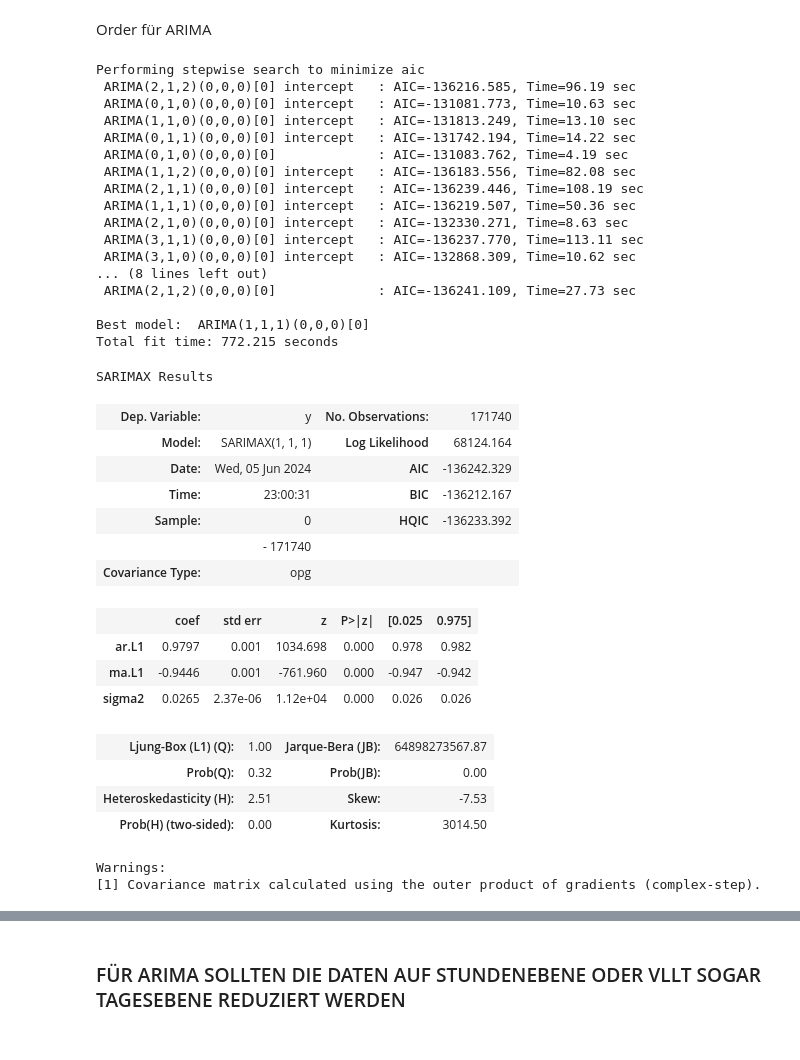
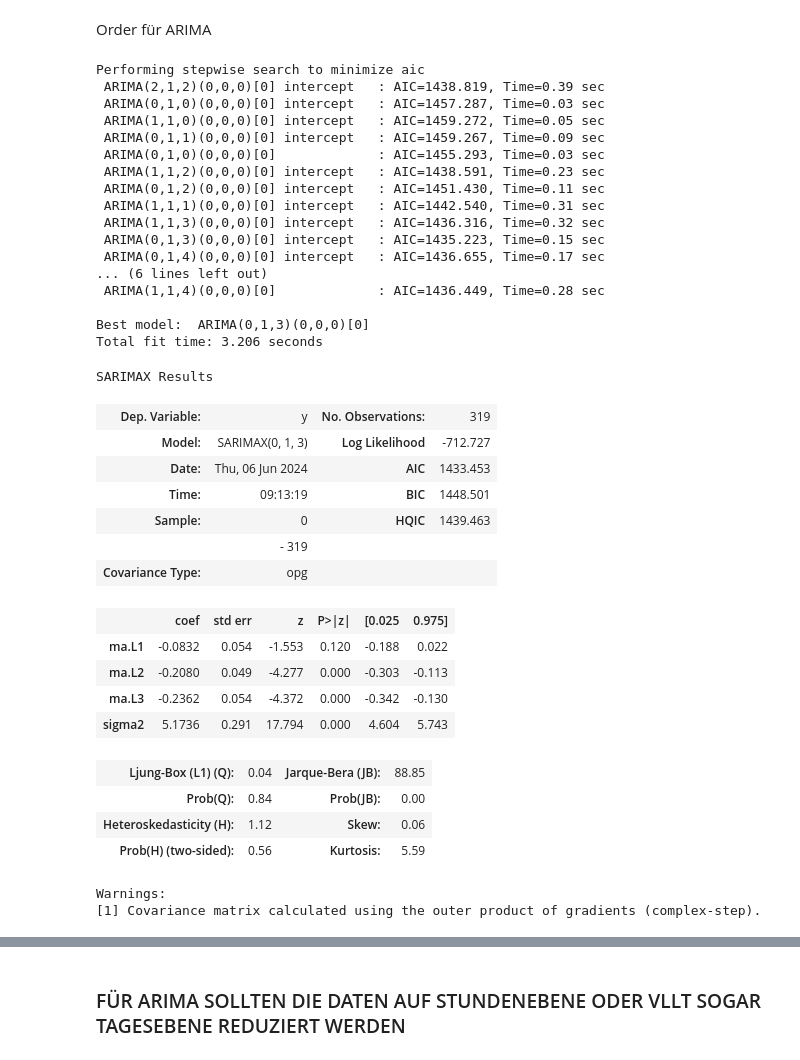
Before and after one commit to Ben99192/Umweltmonitoring_Projekt, a Jupyter notebook: ML_Modell.ipynb, the cells around one changed output, grey strips where cells are left out. Cells and saved outputs as stored; diff of their text form; code cells hidden in the pictures.

```diff
--- a/ML_Modell.ipynb
+++ b/ML_Modell.ipynb
@@ -198,6 +198,4 @@ station_data = df[df['senseid_fk'] == station_id]
 # Sortieren nach Zeit
 station_data = station_data.sort_values(by='time')
 
-# Zeit und Temperatur als Zeitreihe
-station_data.set_index('time', inplace=True)
-temperature_series = station_data['temperature']
+station_data.drop(columns=['senseid_fk'], inplace=True)
@@ -220,0 +202,9 @@ station_data
+# %%
+# Erstelle eine neue Spalte 'date' für das Datum
+station_data['date'] = station_data['time'].dt.date
+
+# Gruppiere nach 'date' und berechne den Durchschnitt
+daily_average = station_data.groupby('date').mean().reset_index()
+
+# Falls 'index' nicht mehr benötigt wird
+daily_average.drop(columns=['index'], inplace=True)
@@ -221 +220,5 @@ station_data
+# %%
+# # Zeit und Temperatur als Zeitreihe
+daily_average.set_index('time', inplace=True)
+temperature_series = daily_average['temperature']
 # %%
@@ -249,42 +252,43 @@ Order für ARIMA
 # %%
 from pmdarima import auto_arima
 # %%
-stepwise_fit = auto_arima(station_data['temperature'], trace=True, suppress_warnings=True)
+stepwise_fit = auto_arima(daily_average['temperature'], trace=True, suppress_warnings=True)
 stepwise_fit.summary()
 # %% [output]
 Performing stepwise search to minimize aic
- ARIMA(2,1,2)(0,0,0)[0] intercept   : AIC=-136216.585, Time=96.19 sec
- ARIMA(0,1,0)(0,0,0)[0] intercept   : AIC=-131081.773, Time=10.63 sec
- ARIMA(1,1,0)(0,0,0)[0] intercept   : AIC=-131813.249, Time=13.10 sec
- ARIMA(0,1,1)(0,0,0)[0] intercept   : AIC=-131742.194, Time=14.22 sec
- ARIMA(0,1,0)(0,0,0)[0]             : AIC=-131083.762, Time=4.19 sec
- ARIMA(1,1,2)(0,0,0)[0] intercept   : AIC=-136183.556, Time=82.08 sec
- ARIMA(2,1,1)(0,0,0)[0] intercept   : AIC=-136239.446, Time=108.19 sec
- ARIMA(1,1,1)(0,0,0)[0] intercept   : AIC=-136219.507, Time=50.36 sec
- ARIMA(2,1,0)(0,0,0)[0] intercept   : AIC=-132330.271, Time=8.63 sec
- ARIMA(3,1,1)(0,0,0)[0] intercept   : AIC=-136237.770, Time=113.11 sec
- ARIMA(3,1,0)(0,0,0)[0] intercept   : AIC=-132868.309, Time=10.62 sec
-... (8 lines left out)
- ARIMA(2,1,2)(0,0,0)[0]             : AIC=-136241.109, Time=27.73 sec
+ ARIMA(2,1,2)(0,0,0)[0] intercept   : AIC=1438.819, Time=0.39 sec
+ ARIMA(0,1,0)(0,0,0)[0] intercept   : AIC=1457.287, Time=0.03 sec
+ ARIMA(1,1,0)(0,0,0)[0] intercept   : AIC=1459.272, Time=0.05 sec
+ ARIMA(0,1,1)(0,0,0)[0] intercept   : AIC=1459.267, Time=0.09 sec
+ ARIMA(0,1,0)(0,0,0)[0]             : AIC=1455.293, Time=0.03 sec
+ ARIMA(1,1,2)(0,0,0)[0] intercept   : AIC=1438.591, Time=0.23 sec
+ ARIMA(0,1,2)(0,0,0)[0] intercept   : AIC=1451.430, Time=0.11 sec
+ ARIMA(1,1,1)(0,0,0)[0] intercept   : AIC=1442.540, Time=0.31 sec
+ ARIMA(1,1,3)(0,0,0)[0] intercept   : AIC=1436.316, Time=0.32 sec
+ ARIMA(0,1,3)(0,0,0)[0] intercept   : AIC=1435.223, Time=0.15 sec
+ ARIMA(0,1,4)(0,0,0)[0] intercept   : AIC=1436.655, Time=0.17 sec
+... (6 lines left out)
+ ARIMA(1,1,4)(0,0,0)[0]             : AIC=1436.449, Time=0.28 sec
 
-Best model:  ARIMA(1,1,1)(0,0,0)[0]
-Total fit time: 772.215 seconds
+Best model:  ARIMA(0,1,3)(0,0,0)[0]
+Total fit time: 3.206 seconds
 SARIMAX Results
-| Dep. Variable: | y | No. Observations: | 171740 |
-| Model: | SARIMAX(1, 1, 1) | Log Likelihood | 68124.164 |
-| Date: | Wed, 05 Jun 2024 | AIC | -136242.329 |
-| Time: | 23:00:31 | BIC | -136212.167 |
-| Sample: | 0 | HQIC | -136233.392 |
-|  | - 171740 |  |  |
+| Dep. Variable: | y | No. Observations: | 319 |
+| Model: | SARIMAX(0, 1, 3) | Log Likelihood | -712.727 |
+| Date: | Thu, 06 Jun 2024 | AIC | 1433.453 |
+| Time: | 09:13:19 | BIC | 1448.501 |
+| Sample: | 0 | HQIC | 1439.463 |
+|  | - 319 |  |  |
 | Covariance Type: | opg |  |  |
 |  | coef | std err | z | P>|z| | [0.025 | 0.975] |
-| ar.L1 | 0.9797 | 0.001 | 1034.698 | 0.000 | 0.978 | 0.982 |
-| ma.L1 | -0.9446 | 0.001 | -761.960 | 0.000 | -0.947 | -0.942 |
-| sigma2 | 0.0265 | 2.37e-06 | 1.12e+04 | 0.000 | 0.026 | 0.026 |
+| ma.L1 | -0.0832 | 0.054 | -1.553 | 0.120 | -0.188 | 0.022 |
+| ma.L2 | -0.2080 | 0.049 | -4.277 | 0.000 | -0.303 | -0.113 |
+| ma.L3 | -0.2362 | 0.054 | -4.372 | 0.000 | -0.342 | -0.130 |
+| sigma2 | 5.1736 | 0.291 | 17.794 | 0.000 | 4.604 | 5.743 |
-| Ljung-Box (L1) (Q): | 1.00 | Jarque-Bera (JB): | 64898273567.87 |
-| Prob(Q): | 0.32 | Prob(JB): | 0.00 |
-| Heteroskedasticity (H): | 2.51 | Skew: | -7.53 |
-| Prob(H) (two-sided): | 0.00 | Kurtosis: | 3014.50 |
+| Ljung-Box (L1) (Q): | 0.04 | Jarque-Bera (JB): | 88.85 |
+| Prob(Q): | 0.84 | Prob(JB): | 0.00 |
+| Heteroskedasticity (H): | 1.12 | Skew: | 0.06 |
+| Prob(H) (two-sided): | 0.56 | Kurtosis: | 5.59 |
 Warnings:
 [1] Covariance matrix calculated using the outer product of gradients (complex-step).
 # %%
```
Also changed, not shown: parts of 9 cells of this notebook.
